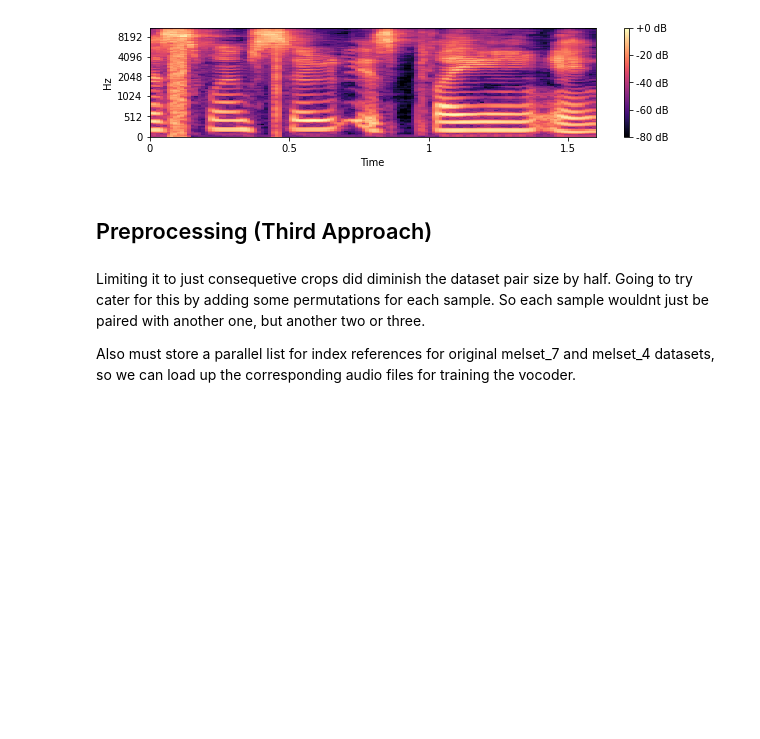
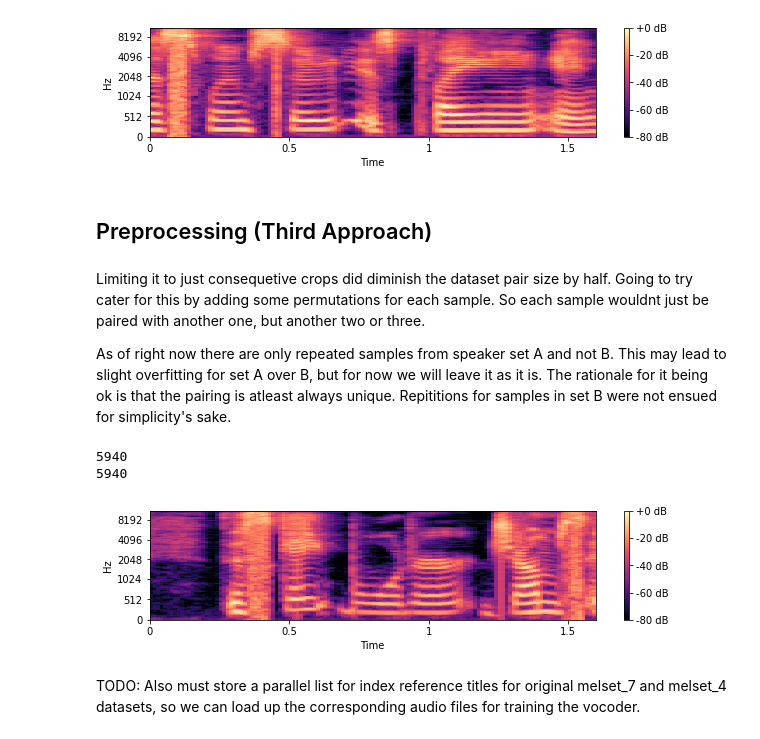
Before and after one commit to RussellSB/tt-vae-gan, a Jupyter notebook: preprocessing.ipynb, the cells around one changed output. Drawn from its saved outputs; the diff is of its cells as text; code cells hidden in the pictures; blank space fills up the shorter version.

Commit message:
Preprocessing approach the third (Experiment 9)

```diff
--- a/preprocessing.ipynb
+++ b/preprocessing.ipynb
@@ -296,6 +299,48 @@ show_mel(melset_7_128_cont[500])
 # %% [markdown]
 Limiting it to just consequetive crops did diminish the dataset pair size by half. Going to try cater for this by adding some permutations for each sample. So each sample wouldnt just be paired with another one, but another two or three.
 
-Also must store a parallel list for index references for original melset_7 and melset_4 datasets, so we can load up the corresponding audio files for training the vocoder.
+As of right now there are only repeated samples from speaker set A and not B. This may lead to slight overfitting for set A over B, but for now we will leave it as it is. The rationale for it being ok is that the pairing is atleast always unique. Repititions for samples in set B were not ensued for simplicity's sake.
+# %%
+melset_7_128_cont = load_pickle('pool/melset_7_128_cont.pickle')
+melset_4_128_cont = load_pickle('pool/melset_4_128_cont.pickle')
 # %%
-# TODO (maybe)
+import math
+import random
+
+# Max number of permutations per sample
+# Note this assumes that melset A and B are inline with titles file (ie will not work for first approach, only second)
+def melset_permute(melsetA, melsetB, maxperm):
+
+    # The permutations across two lists
+    permA = []
+    permB = []
+
+    for i, m_A in enumerate(melsetA):
+
+        indexes_pairedB = [10000]
+        j = 10000 # just initialising to unreachable number
+        for _ in range(maxperm):
+
+            # This just ensures that all pairing are unique, despite sample m_A being repeated
+            while j in indexes_pairedB:
+                j = random.randint(0, len(melsetB) - 1)
+
+            m_B = melsetB[j]
+
+            permA.append(m_A)
+            permB.append(m_B)
+
+    return permA, permB
+# %%
+maxperm = 2
+melset_7_128_cont_p, melset_4_128_cont_p = melset_permute(melset_7_128_cont, melset_4_128_cont, maxperm)
+# %%
+print(len(melset_7_128_cont_p))
+print(len(melset_4_128_cont_p))
+# %% [output]
+5940
+5940
+# %%
+show_mel(melset_4_128_cont_p[5000])
+# %% [output]
+[figure, added]
@@ -301,0 +350,2 @@ Also must store a parallel list for index references for original melset_7 and m
+# %% [markdown]
+TODO: Also must store a parallel list for index reference titles for original melset_7 and melset_4 datasets, so we can load up the corresponding audio files for training the vocoder.
```
Also changed, not shown: parts of 2 cells of this notebook, 1 other file.
